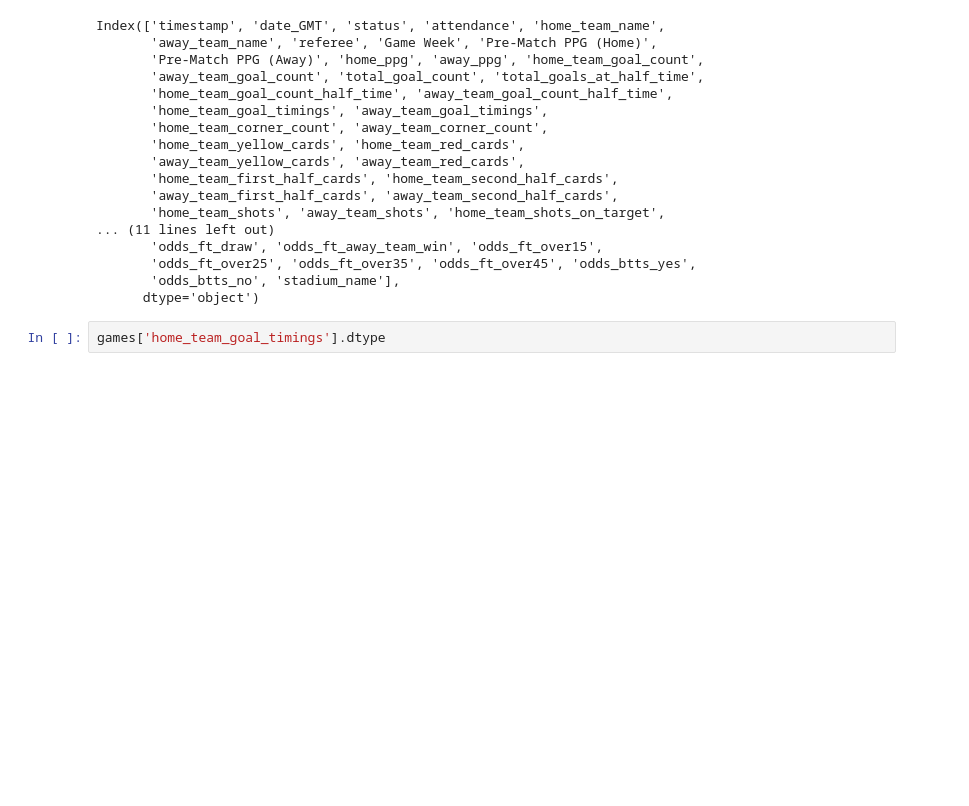
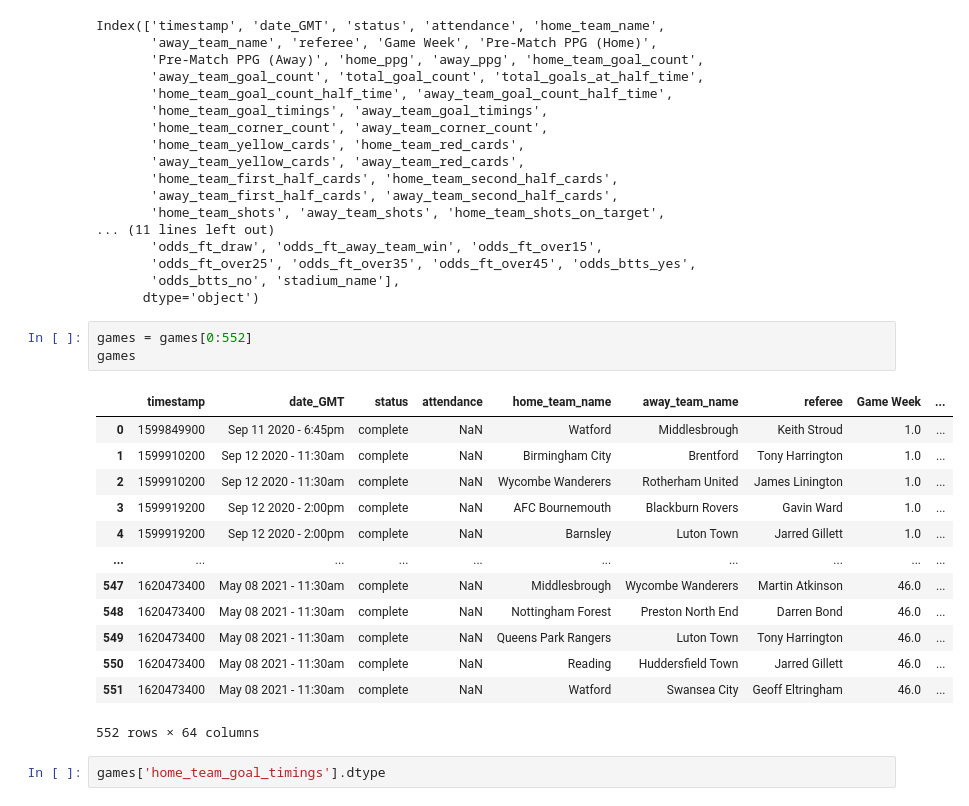
Before and after one commit to dkeyer/English-_Championship_2021, a Jupyter notebook: English_Champ_2021_EDA.ipynb, the cells around one changed output. Cells and saved outputs as stored; diff of their text form; blank space fills up the shorter version.

```diff
--- a/English_Champ_2021_EDA.ipynb
+++ b/English_Champ_2021_EDA.ipynb
@@ -50,6 +63,23 @@ Index(['timestamp', 'date_GMT', 'status', 'attendance', 'home_team_name',
        'odds_ft_over25', 'odds_ft_over35', 'odds_ft_over45', 'odds_btts_yes',
        'odds_btts_no', 'stadium_name'],
       dtype='object')
+# %%
+games = games[0:552]
+games
+# %% [output]
+|  | timestamp | date_GMT | status | attendance | home_team_name | away_team_name | referee | Game Week | ... |
+| 0 | 1599849900 | Sep 11 2020 - 6:45pm | complete | NaN | Watford | Middlesbrough | Keith Stroud | 1.0 | ... |
+| 1 | 1599910200 | Sep 12 2020 - 11:30am | complete | NaN | Birmingham City | Brentford | Tony Harrington | 1.0 | ... |
+| 2 | 1599910200 | Sep 12 2020 - 11:30am | complete | NaN | Wycombe Wanderers | Rotherham United | James Linington | 1.0 | ... |
+| 3 | 1599919200 | Sep 12 2020 - 2:00pm | complete | NaN | AFC Bournemouth | Blackburn Rovers | Gavin Ward | 1.0 | ... |
+| 4 | 1599919200 | Sep 12 2020 - 2:00pm | complete | NaN | Barnsley | Luton Town | Jarred Gillett | 1.0 | ... |
+| ... | ... | ... | ... | ... | ... | ... | ... | ... | ... |
+| 547 | 1620473400 | May 08 2021 - 11:30am | complete | NaN | Middlesbrough | Wycombe Wanderers | Martin Atkinson | 46.0 | ... |
+| 548 | 1620473400 | May 08 2021 - 11:30am | complete | NaN | Nottingham Forest | Preston North End | Darren Bond | 46.0 | ... |
+| 549 | 1620473400 | May 08 2021 - 11:30am | complete | NaN | Queens Park Rangers | Luton Town | Tony Harrington | 46.0 | ... |
+| 550 | 1620473400 | May 08 2021 - 11:30am | complete | NaN | Reading | Huddersfield Town | Jarred Gillett | 46.0 | ... |
+| 551 | 1620473400 | May 08 2021 - 11:30am | complete | NaN | Watford | Swansea City | Geoff Eltringham | 46.0 | ... |
+552 rows × 64 columns
 # %%
 games['home_team_goal_timings'].dtype
 # %% [output]
```
Also changed, not shown: parts of 16 cells of this notebook.
